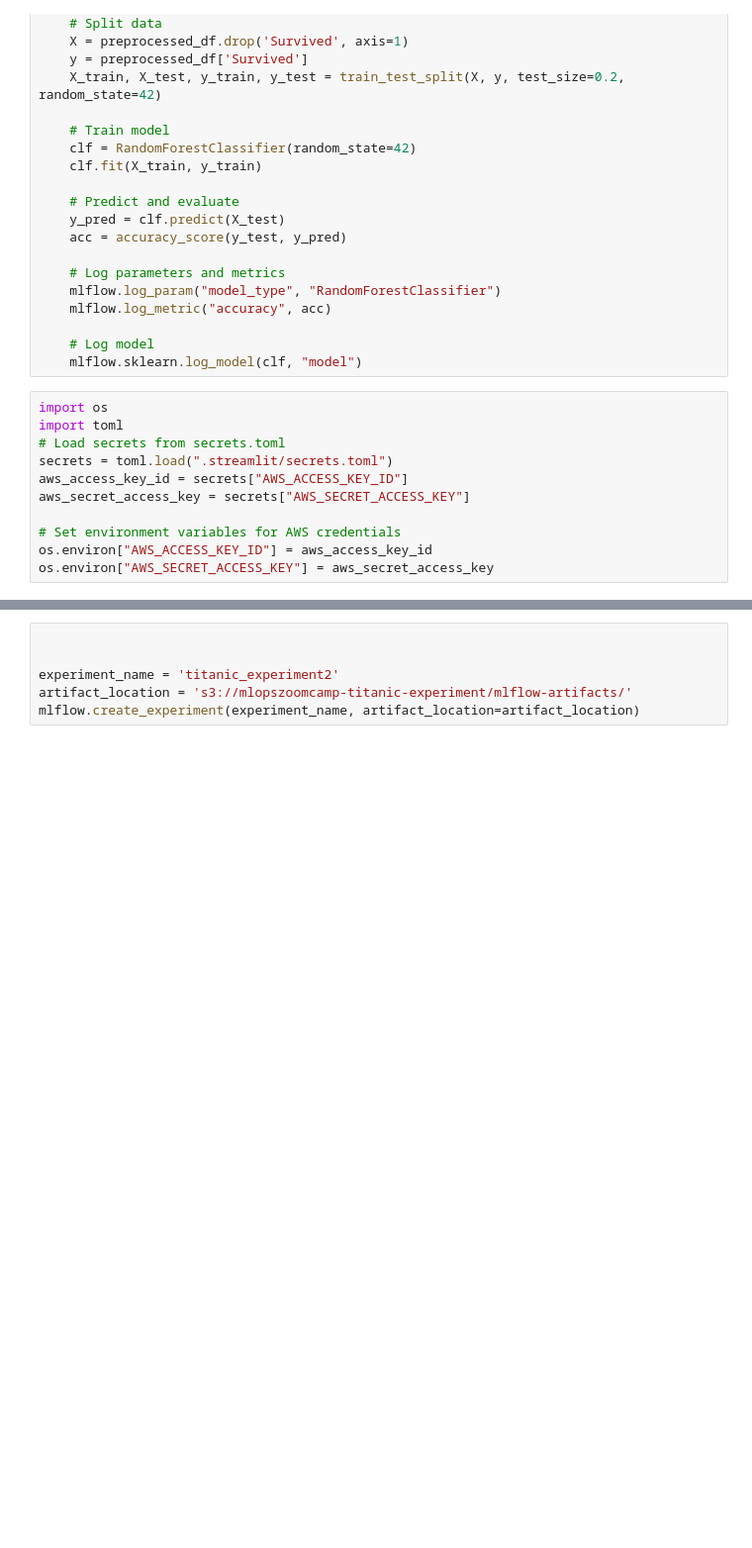
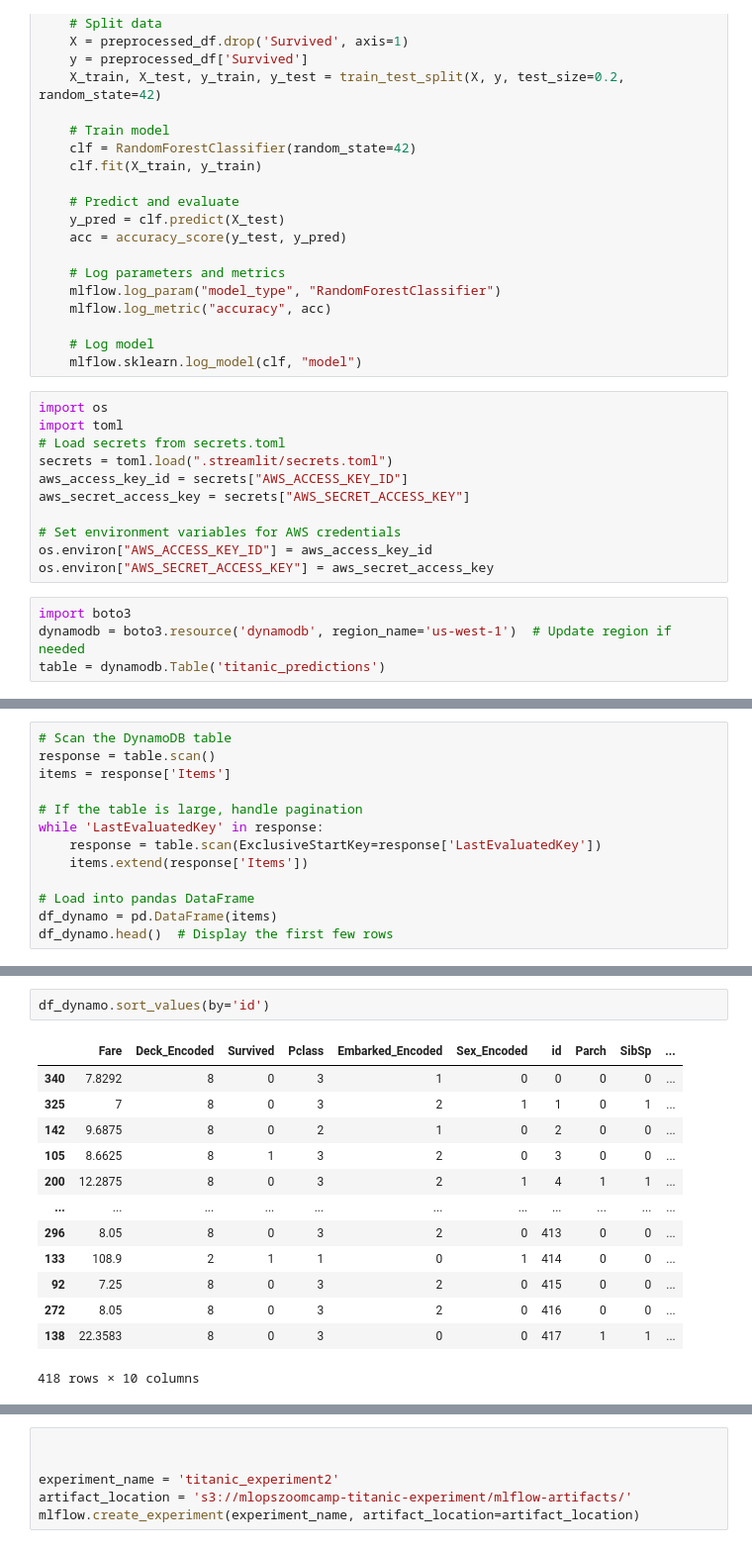
Before and after one commit to tman0004/mlops-zoomcamp-project, a Jupyter notebook: model_training.ipynb, the cells around one changed output, grey strips where cells are left out. Shown at 99% size. Cells and saved outputs as stored; diff of their text form; blank space fills up the shorter version.

Commit message:
Added dynamo db to store model predictions. User can now input predictions. Model monitoring dashboard now updates from the the dynamo db live.

```diff
--- a/model_training.ipynb
+++ b/model_training.ipynb
@@ -91,3 +123,7 @@ aws_secret_access_key = secrets["AWS_SECRET_ACCESS_KEY"]
 # Set environment variables for AWS credentials
 os.environ["AWS_ACCESS_KEY_ID"] = aws_access_key_id
 os.environ["AWS_SECRET_ACCESS_KEY"] = aws_secret_access_key
+# %%
+import boto3
+dynamodb = boto3.resource('dynamodb', region_name='us-west-1')  # Update region if needed
+table = dynamodb.Table('titanic_predictions')
@@ -93,0 +166,13 @@ os.environ["AWS_SECRET_ACCESS_KEY"] = aws_secret_access_key
+# %%
+# Scan the DynamoDB table
+response = table.scan()
+items = response['Items']
+
+# If the table is large, handle pagination
+while 'LastEvaluatedKey' in response:
+    response = table.scan(ExclusiveStartKey=response['LastEvaluatedKey'])
+    items.extend(response['Items'])
+
+# Load into pandas DataFrame
+df_dynamo = pd.DataFrame(items)
+df_dynamo.head()  # Display the first few rows
@@ -93,0 +186,16 @@ os.environ["AWS_SECRET_ACCESS_KEY"] = aws_secret_access_key
+# %%
+df_dynamo.sort_values(by='id')
+# %% [output]
+|  | Fare | Deck_Encoded | Survived | Pclass | Embarked_Encoded | Sex_Encoded | id | Parch | SibSp | ... |
+| 340 | 7.8292 | 8 | 0 | 3 | 1 | 0 | 0 | 0 | 0 | ... |
+| 325 | 7 | 8 | 0 | 3 | 2 | 1 | 1 | 0 | 1 | ... |
+| 142 | 9.6875 | 8 | 0 | 2 | 1 | 0 | 2 | 0 | 0 | ... |
+| 105 | 8.6625 | 8 | 1 | 3 | 2 | 0 | 3 | 0 | 0 | ... |
+| 200 | 12.2875 | 8 | 0 | 3 | 2 | 1 | 4 | 1 | 1 | ... |
+| ... | ... | ... | ... | ... | ... | ... | ... | ... | ... | ... |
+| 296 | 8.05 | 8 | 0 | 3 | 2 | 0 | 413 | 0 | 0 | ... |
+| 133 | 108.9 | 2 | 1 | 1 | 0 | 1 | 414 | 0 | 0 | ... |
+| 92 | 7.25 | 8 | 0 | 3 | 2 | 0 | 415 | 0 | 0 | ... |
+| 272 | 8.05 | 8 | 0 | 3 | 2 | 0 | 416 | 0 | 0 | ... |
+| 138 | 22.3583 | 8 | 0 | 3 | 0 | 0 | 417 | 1 | 1 | ... |
+418 rows × 10 columns
```
Also changed, not shown: parts of 15 cells of this notebook, 3 other files.
